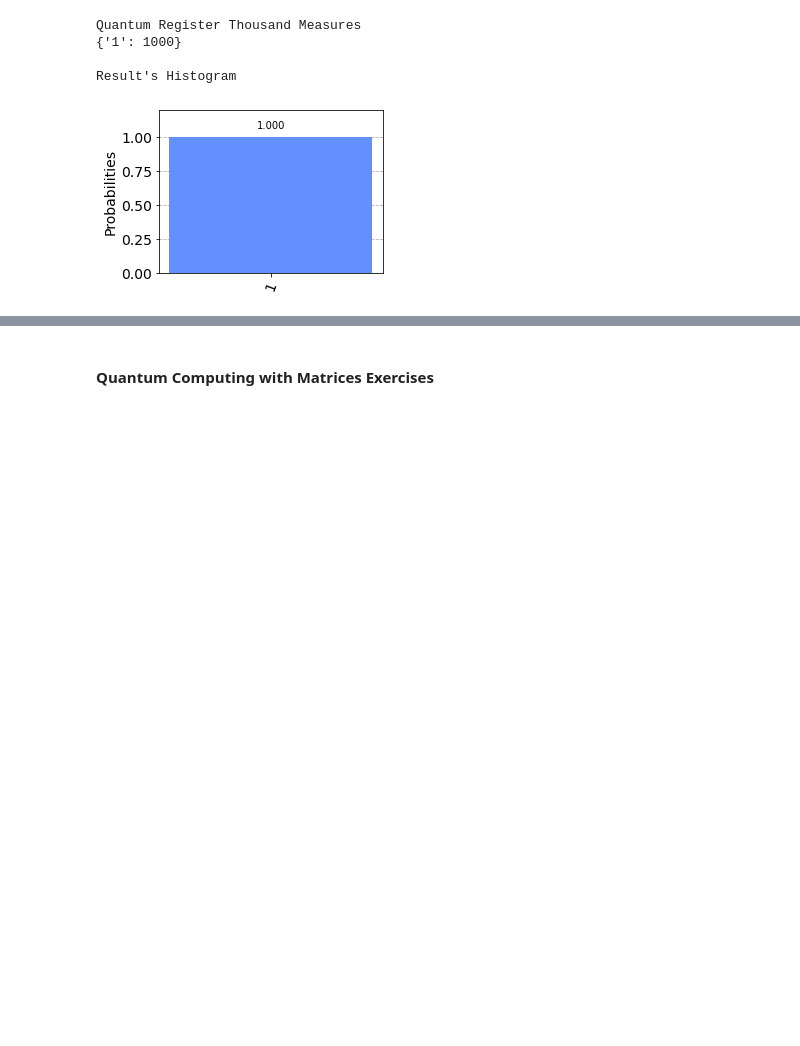
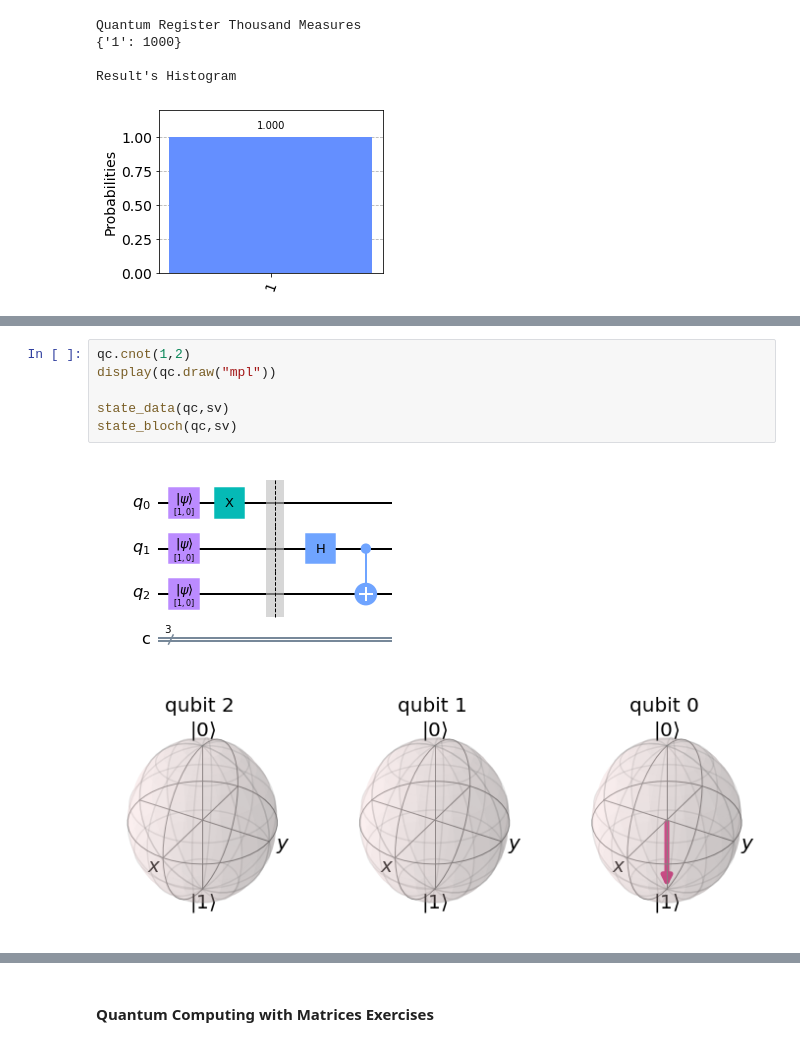
Before and after one commit to gustavomirapalheta/Quantum-Computing-with-Qiskit, a Jupyter notebook: QML_Full_v.2022.07.12.0509.ipynb, the cells around one changed output, grey strips where cells are left out. Saved outputs shown, nothing was run; the diff lists cells and outputs as text; blank space fills up the shorter version.

```diff
--- a/QML_Full_v.2022.07.12.0509.ipynb
+++ b/QML_Full_v.2022.07.12.0509.ipynb
@@ -1523,0 +1307,9 @@ plot_histogram(resultado.get_counts())
+# %%
+qc.cnot(1,2)
+display(qc.draw("mpl"))
+
+state_data(qc,sv)
+state_bloch(qc,sv)
+# %% [output]
+[figure, added]
+[figure, added]
```
Also changed, not shown: parts of 152 cells of this notebook.
